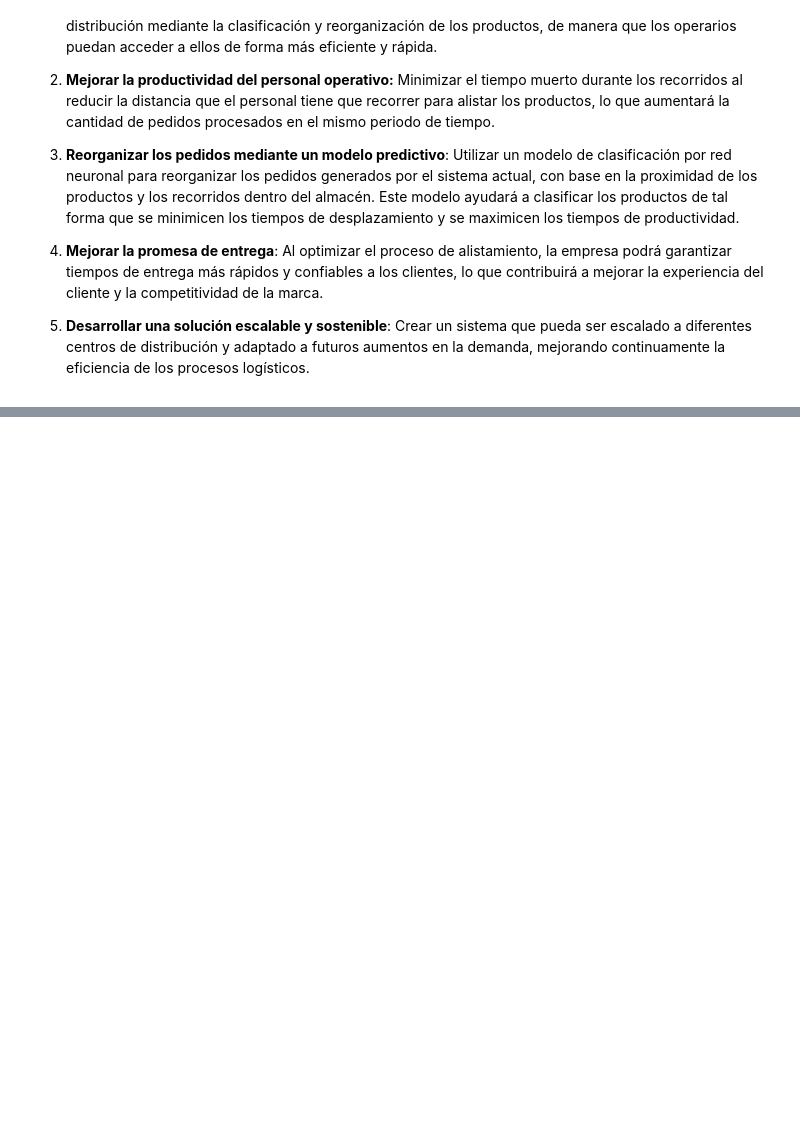
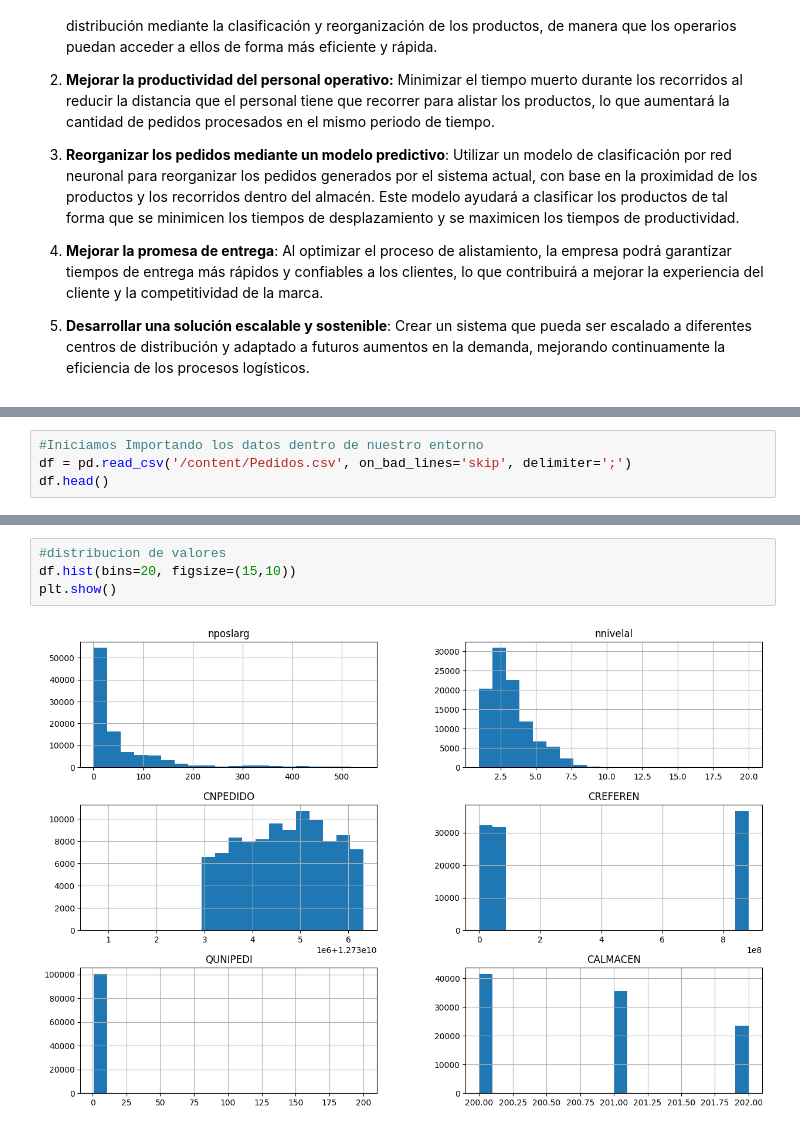
Before and after one commit to mahc11/TalentoTech, a Jupyter notebook: Proyecto/Proyecto.ipynb, the cells around one changed output, grey strips where cells are left out. Drawn from its saved outputs; the diff is of its cells as text; blank space fills up the shorter version.

```diff
--- a/Proyecto/Proyecto.ipynb
+++ b/Proyecto/Proyecto.ipynb
@@ -32,0 +102,4 @@ Para abordar este problema, se propone desarrollar e implementar un modelo de cl
+# %%
+#Iniciamos Importando los datos dentro de nuestro entorno
+df = pd.read_csv('/content/Pedidos.csv', on_bad_lines='skip', delimiter=';')
+df.head()
@@ -32,0 +182,6 @@ Para abordar este problema, se propone desarrollar e implementar un modelo de cl
+# %%
+#distribucion de valores
+df.hist(bins=20, figsize=(15,10))
+plt.show()
+# %% [output]
+[figure, added]
```
Also changed, not shown: parts of 64 cells of this notebook, 1 other file.
